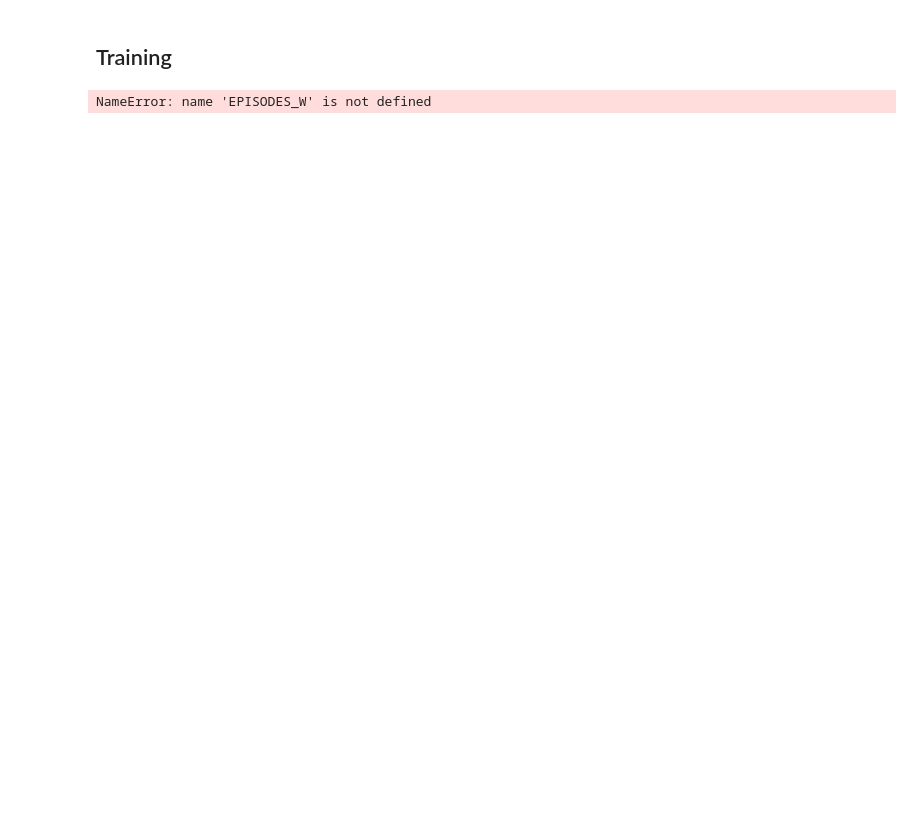
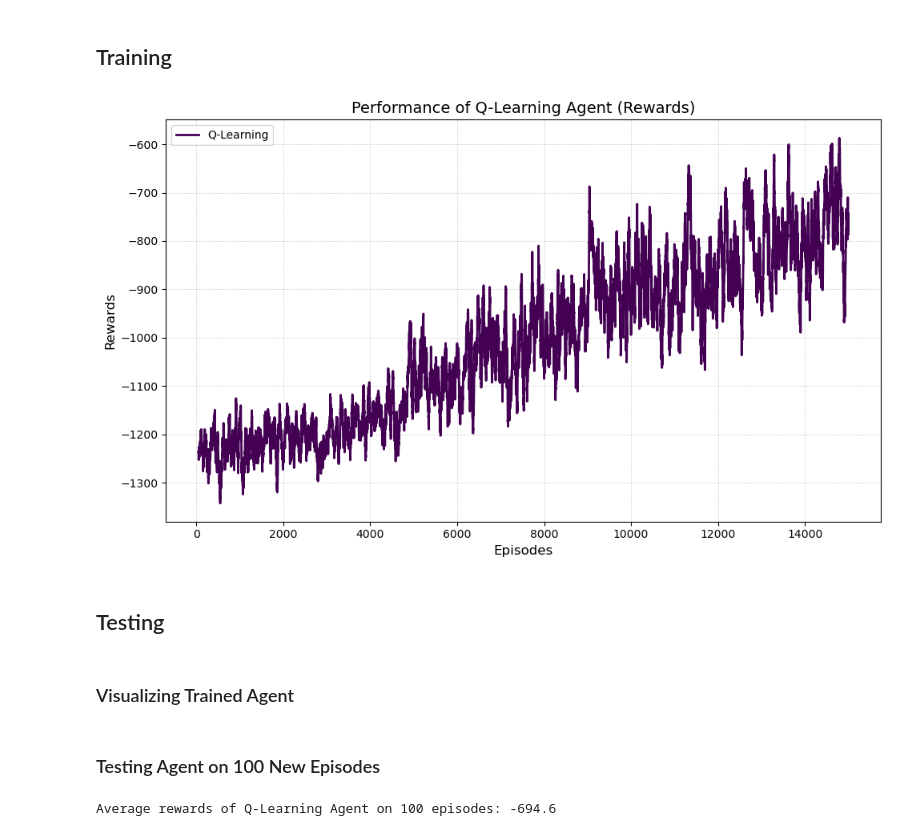
Before and after one commit to juanbeta98/Reinforcement-Learning, a Jupyter notebook: Jupyter Notebooks/OpenAI Gymnasium/Classic Control/[BETA] Pendulum.ipynb, the cells around one changed output. Cells and saved outputs as stored; diff of their text form; code cells hidden in the pictures; blank space fills up the shorter version.

Commit message:
Updated Acrobat and Pendulum files Added TODO tasks

```diff
--- a/Jupyter Notebooks/OpenAI Gymnasium/Classic Control/[BETA] Pendulum.ipynb
+++ b/Jupyter Notebooks/OpenAI Gymnasium/Classic Control/[BETA] Pendulum.ipynb
@@ -68,7 +68,7 @@ Average reward: -1223.7875316705477
 ### Hyperparameters
 # %%
 # Flexible Parameters (ipywidgets)
-EPISODES_W = widgets.IntSlider(value=7500, min=50, max=10000, step=50, description='Number Episodes',
+EPISODES_W = widgets.IntSlider(value=25000, min=50, max=30000, step=50, description='Number Episodes',
                                style={'handle_color':'magenta','description_width':'initial'}, layout={'width': '40%'})
 
 LEARNING_RATE_W = widgets.FloatSlider(value=0.1, min=0, max=1, step=0.05, description='Learning rate',
@@ -90,7 +95,7 @@ env = gym.make('Pendulum-v1', render_mode=None)
 discrete_partitions = 30
 
 # Discrete actions
-discrete_actions = [-2,-1.5,-1,-0.75,-0.5,-0.25,-0.1,0]
+discrete_actions = [-2,-1.5,-1,-0.75,-0.5,-0.25,-0.1,-0.05,-0.01,0]
 discrete_actions.extend([-i for i in discrete_actions[::-1]])
 discrete_actions.remove(0)
 
@@ -103,7 +108,7 @@ epsilon_decaying_value = epsilon / ((EPISODES//1.5) - START_EPSILON_DECAYING)
 discrete_state_space,discrete_state_intervals = sm.Q_Learning_Agent.generate_discrete_states(discrete_partitions,env)
 
 # Generate the q_table
-q_table = sm.Q_Learning_Agent.generate_q_table('random',env,discrete_state_space,low=-2,high=0)
+q_table = sm.Q_Learning_Agent.generate_q_table('random',len(discrete_actions),discrete_state_space,low=-2,high=0)
 
 # Rewards
 ep_rewards = list()
@@ -124,11 +129,11 @@ for episode in range(EPISODES):
         if np.random.random() > epsilon:                    # Randomize actions with epsilon
             action = np.argmax(q_table[discrete_state])     # Action taken from the argmax of the current state
         else:
-            action = np.random.choice(discrete_actions)              # Action taken at random
+            action = np.random.randint(low=0, high=len(discrete_actions))              # Action taken at random              # Action taken at random
 
         real_action = discrete_actions[action]
 
-        new_state, reward, terminated, truncated, info = env.step(real_action)       # Retrieve information
+        new_state, reward, terminated, truncated, info = env.step((real_action,))       # Retrieve information
         done = sm.evaluate_done(terminated,truncated)
 
         episode_reward += reward
@@ -143,12 +148,20 @@ for episode in range(EPISODES):
 
         discrete_state = new_discrete_state                 # Update state
 
-    epsilon = sm.Q_Learning_Agent.decay_epsilon(epsilon,episode,epsilon_decaying_value,START_EPSILON_DECAYING,EPISODES//1.5)
+    epsilon = sm.Q_Learning_Agent.linear_epsilon_decay(epsilon,episode,epsilon_decaying_value,START_EPSILON_DECAYING,EPISODES//1.5)
 
     ep_rewards.append(episode_reward)
     success.append(terminated)
     epsilons.append(epsilon)
 
 env.close()
-# %% [output]
-NameError: name 'EPISODES_W' is not defined
+# %%
+# Visualizing training results
+sm.visualizations.plot_moving_average([ep_rewards],['Q-Learning'],100,
+                                      title='Performance of Q-Learning Agent (Rewards)',ylabel='Rewards')
+# %% [output]
+[figure, added]
+# %% [markdown]
+## Testing
+# %% [markdown]
+### Visualizing Trained Agent
@@ -154,0 +183,27 @@ NameError: name 'EPISODES_W' is not defined
+# %% [markdown]
+### Testing Agent on 100 New Episodes
+# %%
+env = gym.make('Pendulum-v1', render_mode=None)
+testing_rewards = list()
+
+for episode in range(100):
+    state, _ = env.reset()
+    discrete_state = sm.Q_Learning_Agent.get_discrete_state(state,env,discrete_state_intervals,discrete_partitions)
+    done = False
+    ep_reward = 0
+
+    while not done:
+        action = np.argmax(q_table[discrete_state])
+        state, reward, terminated, truncated, info = env.step((discrete_actions[action],))
+        discrete_state = sm.Q_Learning_Agent.get_discrete_state(state,env,discrete_state_intervals,discrete_partitions)
+
+        ep_reward += reward
+
+        done = sm.evaluate_done(terminated,truncated)
+
+    testing_rewards.append(ep_reward)
+env.close()
+
+print(f'Average rewards of Q-Learning Agent on 100 episodes: {round(sum(testing_rewards)/len(testing_rewards),2)}')
+# %% [output]
+Average rewards of Q-Learning Agent on 100 episodes: -694.6
```
Also changed, not shown: parts of 3 cells of this notebook, 7 other files.
